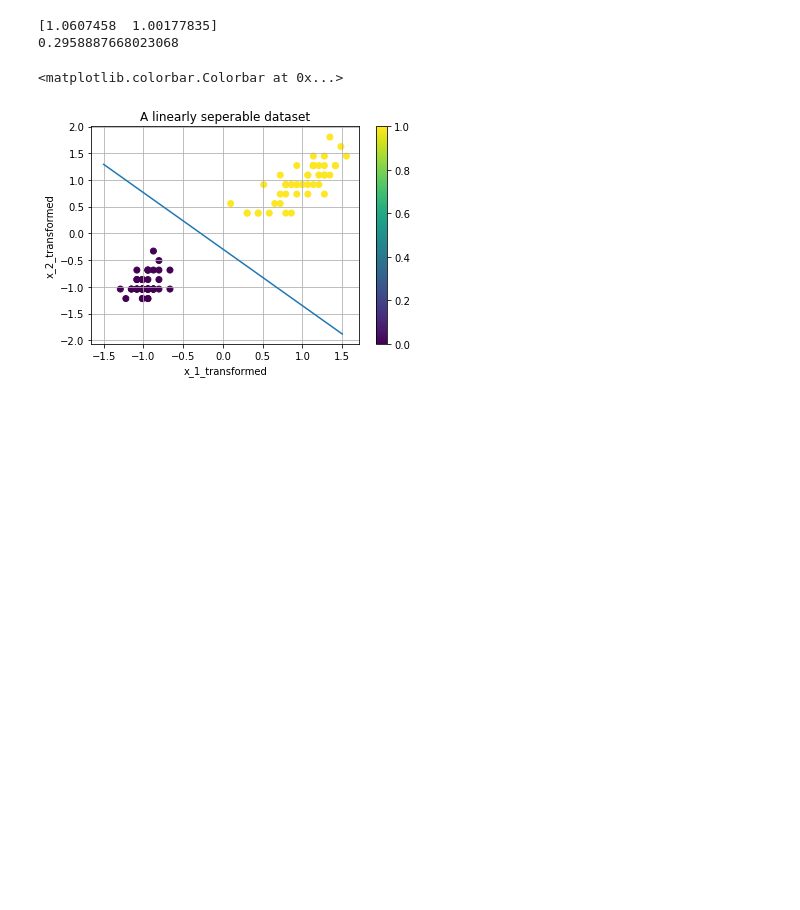
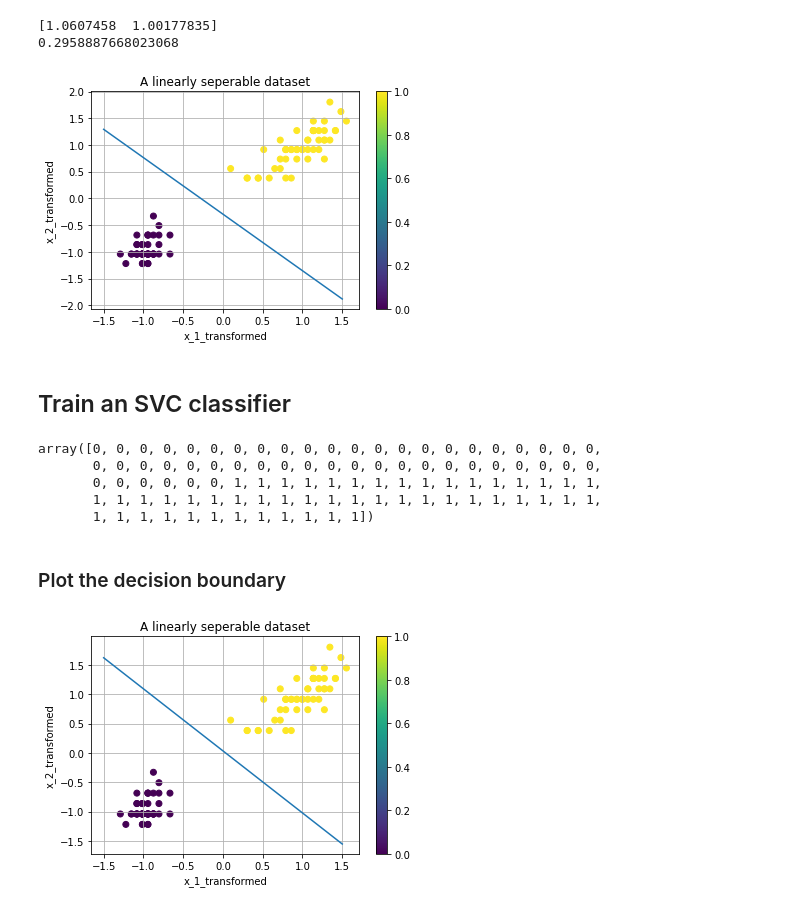
Before and after one commit to sean578/hands_on_machine_learning, a Jupyter notebook: chapter_5/SVM Classifiers.ipynb, the cells around one changed output. Cells and saved outputs as stored; diff of their text form; code cells hidden in the pictures; blank space fills up the shorter version.

Commit message:
Chapter 5 linear SVC classifier
Fit and plot decision boundary

```diff
--- a/chapter_5/SVM Classifiers.ipynb
+++ b/chapter_5/SVM Classifiers.ipynb
@@ -84,13 +90,47 @@ x_2 = (-intercept - coef[0]*x_1) / coef[1]
 [1.0607458  1.00177835]
 0.2958887668023068
 # %%
-plt.scatter(X_transformed[:,0], X_transformed[:,1], c=y)
-plt.plot(x_1, x_2)
-plt.xlabel('x_1_transformed')
-plt.ylabel('x_2_transformed')
-plt.grid(which='both')
-plt.title('A linearly seperable dataset')
-plt.colorbar()
+# Note plotting the transformed data (as prediction function will output this)
+
+def plot_decision_boundary(X_trans, x_1, x_2):
+
+    plt.scatter(X_transformed[:,0], X_transformed[:,1], c=y)
+    plt.plot(x_1, x_2)
+    plt.xlabel('x_1_transformed')
+    plt.ylabel('x_2_transformed')
+    plt.grid(which='both')
+    plt.title('A linearly seperable dataset')
+    plt.colorbar()
+
+plot_decision_boundary(X_transformed, x_1, x_2)
 # %% [output]
-<matplotlib.colorbar.Colorbar at 0x...>
 [figure]
+# %% [markdown]
+## Train an SVC classifier
+# %%
+from sklearn.svm import SVC
+
+svc_clf = Pipeline([
+    ('Feature scaling', StandardScaler()),
+    ('svc', SVC(kernel='linear', coef0=1, C=0.001))
+])
+
+svc_clf.fit(X, y)
+svc_clf.predict(X)
+# %% [output]
+array([0, 0, 0, 0, 0, 0, 0, 0, 0, 0, 0, 0, 0, 0, 0, 0, 0, 0, 0, 0, 0, 0,
+       0, 0, 0, 0, 0, 0, 0, 0, 0, 0, 0, 0, 0, 0, 0, 0, 0, 0, 0, 0, 0, 0,
+       0, 0, 0, 0, 0, 0, 1, 1, 1, 1, 1, 1, 1, 1, 1, 1, 1, 1, 1, 1, 1, 1,
+       1, 1, 1, 1, 1, 1, 1, 1, 1, 1, 1, 1, 1, 1, 1, 1, 1, 1, 1, 1, 1, 1,
+       1, 1, 1, 1, 1, 1, 1, 1, 1, 1, 1, 1])
+# %% [markdown]
+### Plot the decision boundary
+# %%
+intercept = svc_clf['svc'].intercept_[0]
+coeff = svc_clf['svc'].coef_[0]
+
+x_1_svc, x_2_svc = calc_decision_boundary(-1.5, 1.5, intercept, coef)
+# %%
+plot_decision_boundary(X_transformed, x_1_svc, x_2_svc)
+# %% [output]
+[figure, added]
```
Also changed, not shown: parts of 1 cell of this notebook.
